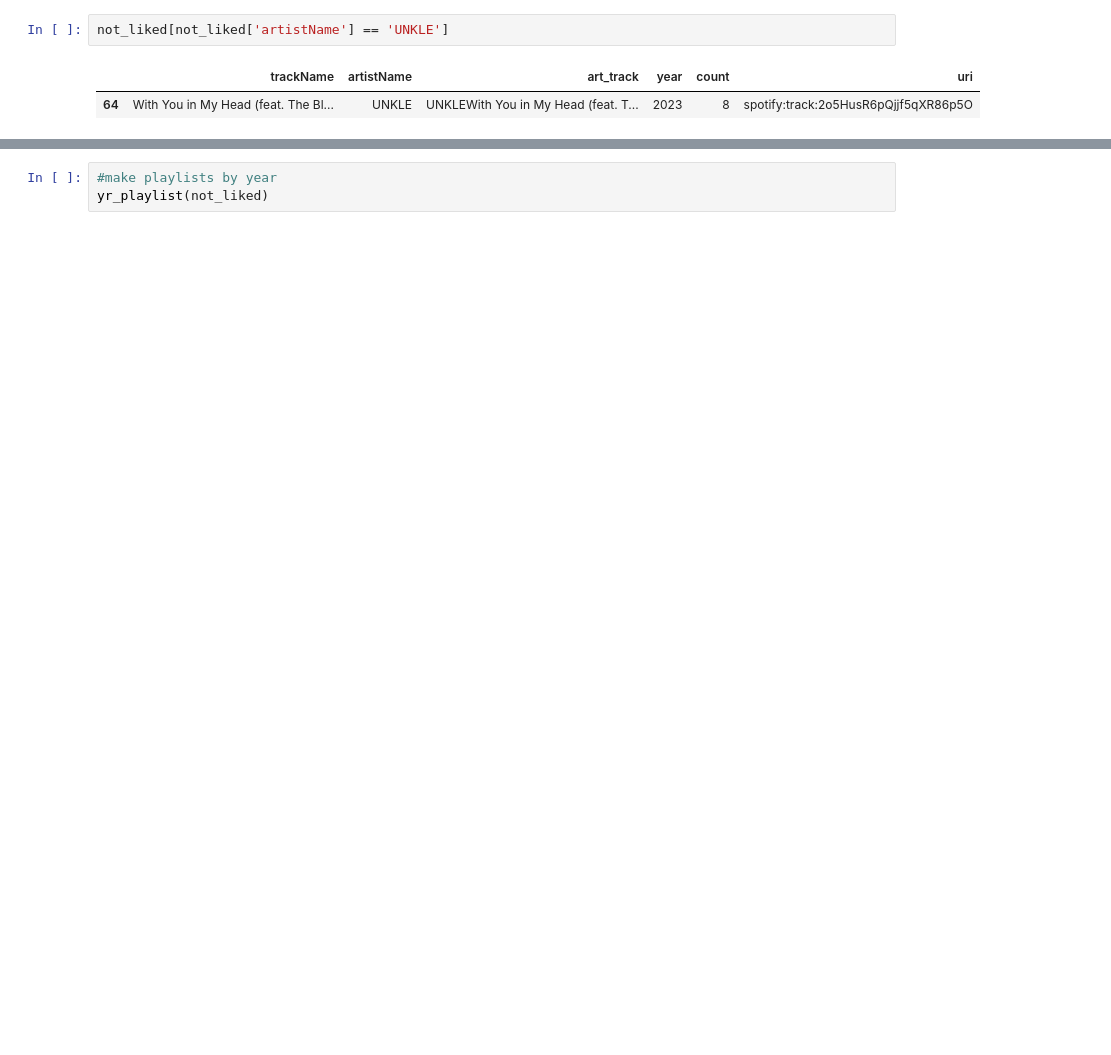
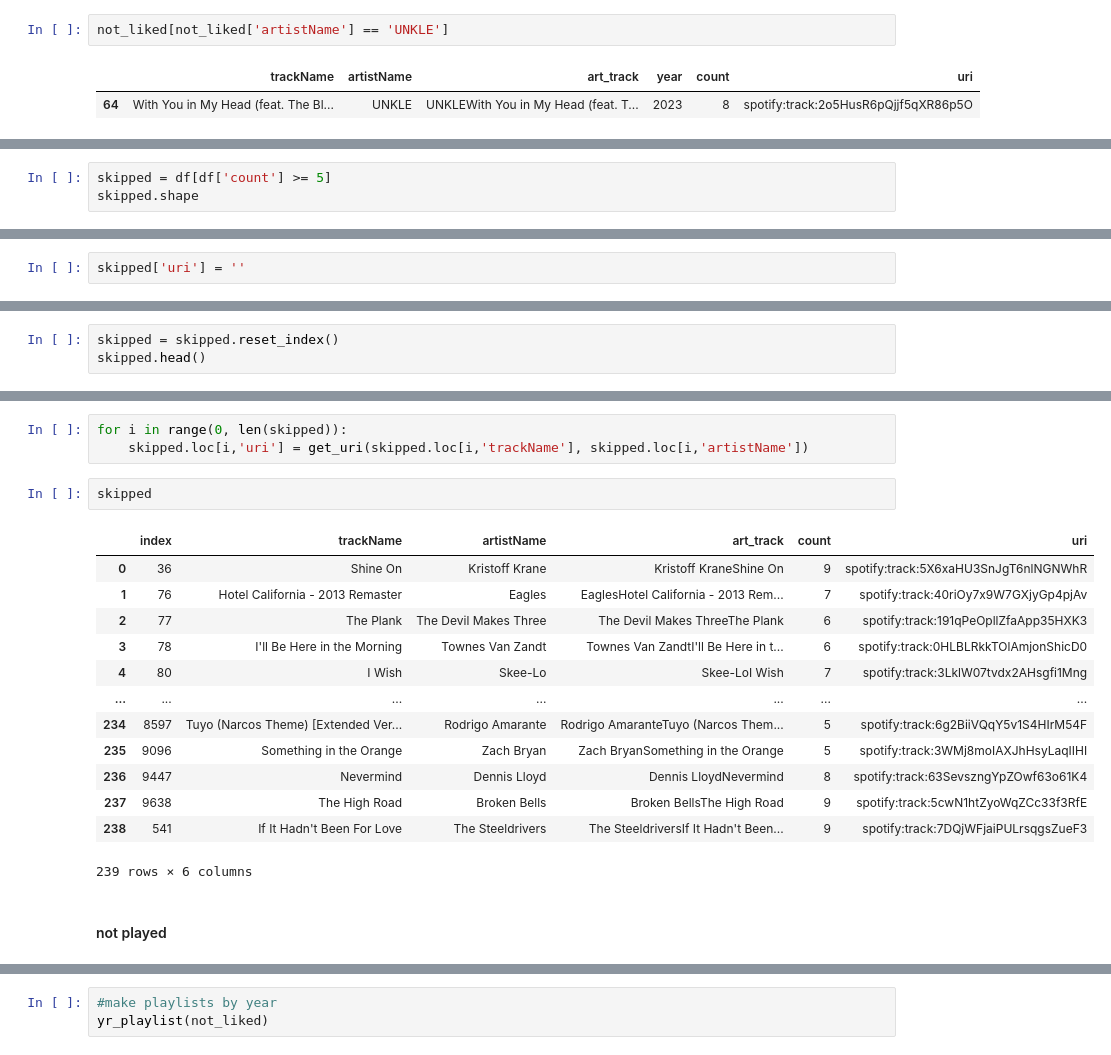
Before and after one commit to willdavis111/API_data-collection, a Jupyter notebook: Spotify_API.ipynb, the cells around one changed output, grey strips where cells are left out. Drawn from its saved outputs; the diff is of its cells as text; blank space fills up the shorter version.

```diff
--- a/Spotify_API.ipynb
+++ b/Spotify_API.ipynb
@@ -165,0 +286,3 @@ not_liked[not_liked['artistName'] == 'UNKLE']
+# %%
+skipped = df[df['count'] >= 5]
+skipped.shape
@@ -165,0 +308,2 @@ not_liked[not_liked['artistName'] == 'UNKLE']
+# %%
+skipped['uri'] = ''
@@ -165,0 +316,3 @@ not_liked[not_liked['artistName'] == 'UNKLE']
+# %%
+skipped = skipped.reset_index()
+skipped.head()
@@ -165,0 +326,21 @@ not_liked[not_liked['artistName'] == 'UNKLE']
+# %%
+for i in range(0, len(skipped)):
+    skipped.loc[i,'uri'] = get_uri(skipped.loc[i,'trackName'], skipped.loc[i,'artistName'])
+# %%
+skipped
+# %% [output]
+|  | index | trackName | artistName | art_track | count | uri |
+| 0 | 36 | Shine On | Kristoff Krane | Kristoff KraneShine On | 9 | spotify:track:5X6xaHU3SnJgT6nlNGNWhR |
+| 1 | 76 | Hotel California - 2013 Remaster | Eagles | EaglesHotel California - 2013 Rem... | 7 | spotify:track:40riOy7x9W7GXjyGp4pjAv |
+| 2 | 77 | The Plank | The Devil Makes Three | The Devil Makes ThreeThe Plank | 6 | spotify:track:191qPeOpllZfaApp35HXK3 |
+| 3 | 78 | I'll Be Here in the Morning | Townes Van Zandt | Townes Van ZandtI'll Be Here in t... | 6 | spotify:track:0HLBLRkkTOlAmjonShicD0 |
+| 4 | 80 | I Wish | Skee-Lo | Skee-LoI Wish | 7 | spotify:track:3LklW07tvdx2AHsgfi1Mng |
+| ... | ... | ... | ... | ... | ... | ... |
+| 234 | 8597 | Tuyo (Narcos Theme) [Extended Ver... | Rodrigo Amarante | Rodrigo AmaranteTuyo (Narcos Them... | 5 | spotify:track:6g2BiiVQqY5v1S4HIrM54F |
+| 235 | 9096 | Something in the Orange | Zach Bryan | Zach BryanSomething in the Orange | 5 | spotify:track:3WMj8moIAXJhHsyLaqIIHI |
+| 236 | 9447 | Nevermind | Dennis Lloyd | Dennis LloydNevermind | 8 | spotify:track:63SevszngYpZOwf63o61K4 |
+| 237 | 9638 | The High Road | Broken Bells | Broken BellsThe High Road | 9 | spotify:track:5cwN1htZyoWqZCc33f3RfE |
+| 238 | 541 | If It Hadn't Been For Love | The Steeldrivers | The SteeldriversIf It Hadn't Been... | 9 | spotify:track:7DQjWFjaiPULrsqgsZueF3 |
+239 rows × 6 columns
+# %% [markdown]
+#### not played
```
Also changed, not shown: parts of 42 cells of this notebook.
